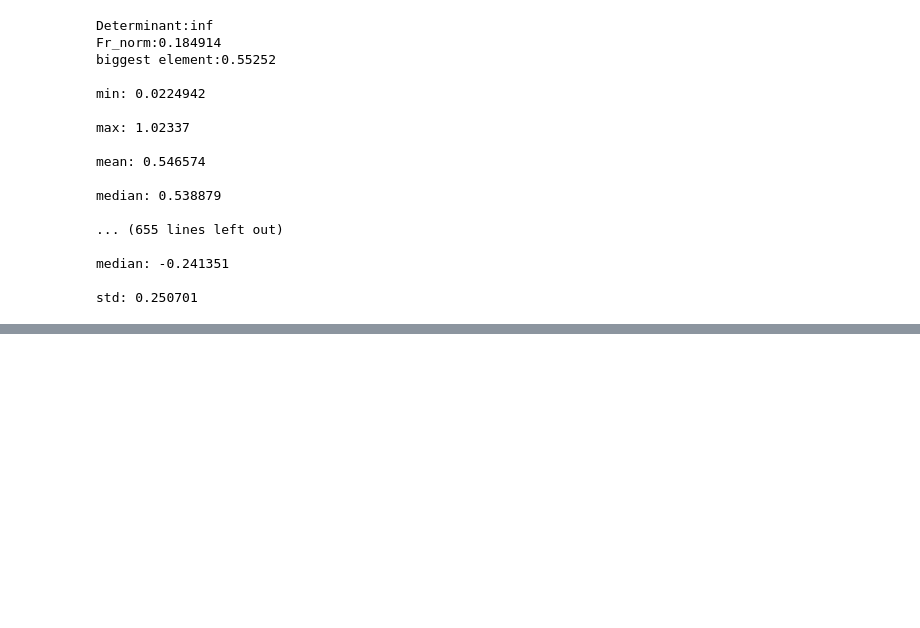
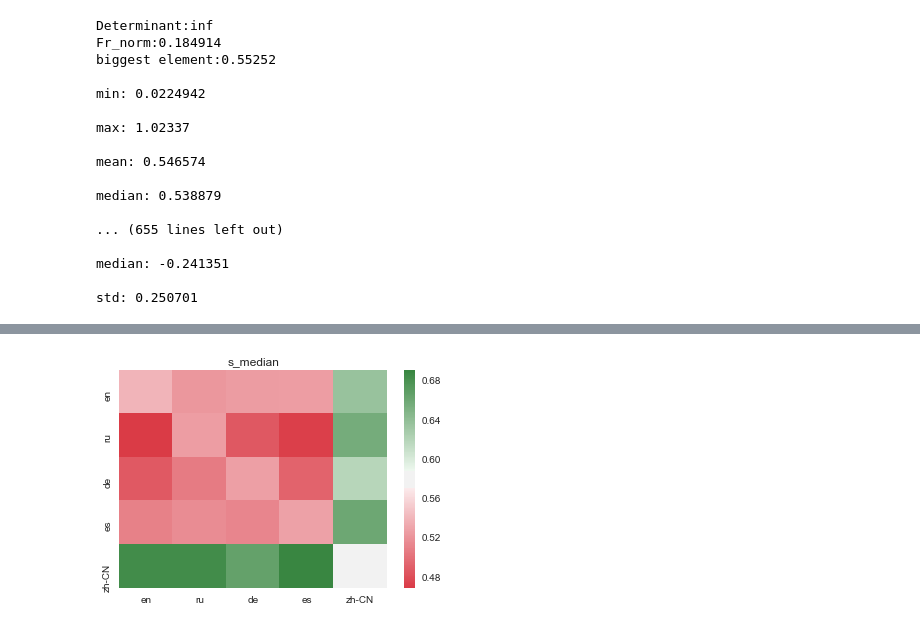
Before and after one commit to mike-tamir/IsomanticsWorkshop, a Jupyter notebook: code/SVD with Normalizer.ipynb, the cells around one changed output, grey strips where cells are left out. Drawn from its saved outputs; the diff is of its cells as text; code cells hidden in the pictures; blank space fills up the shorter version.

```diff
--- a/code/SVD with Normalizer.ipynb
+++ b/code/SVD with Normalizer.ipynb
@@ -604,0 +714,5 @@ std: 0.250701
+# %%
+s_median_hm = sns.heatmap(s_median_df,cmap=cmap)
+title = s_median_hm.set_title('s_median')
+# %% [output]
+[figure, added]
```
Also changed, not shown: parts of 16 cells of this notebook, 1 other file.
